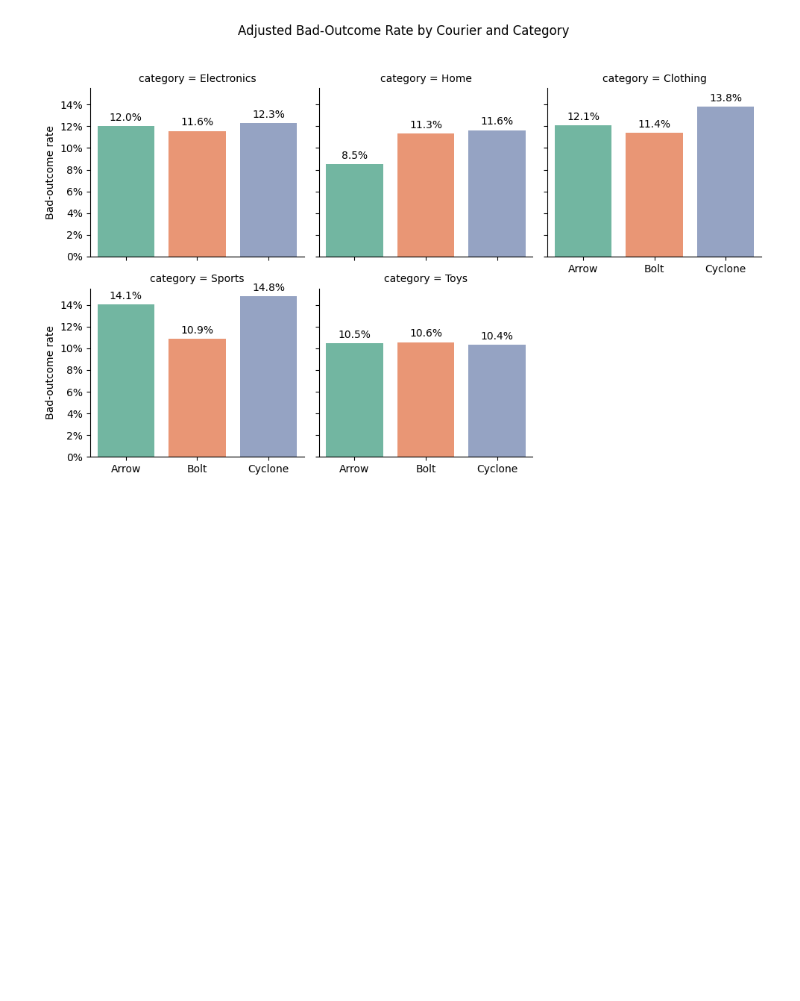
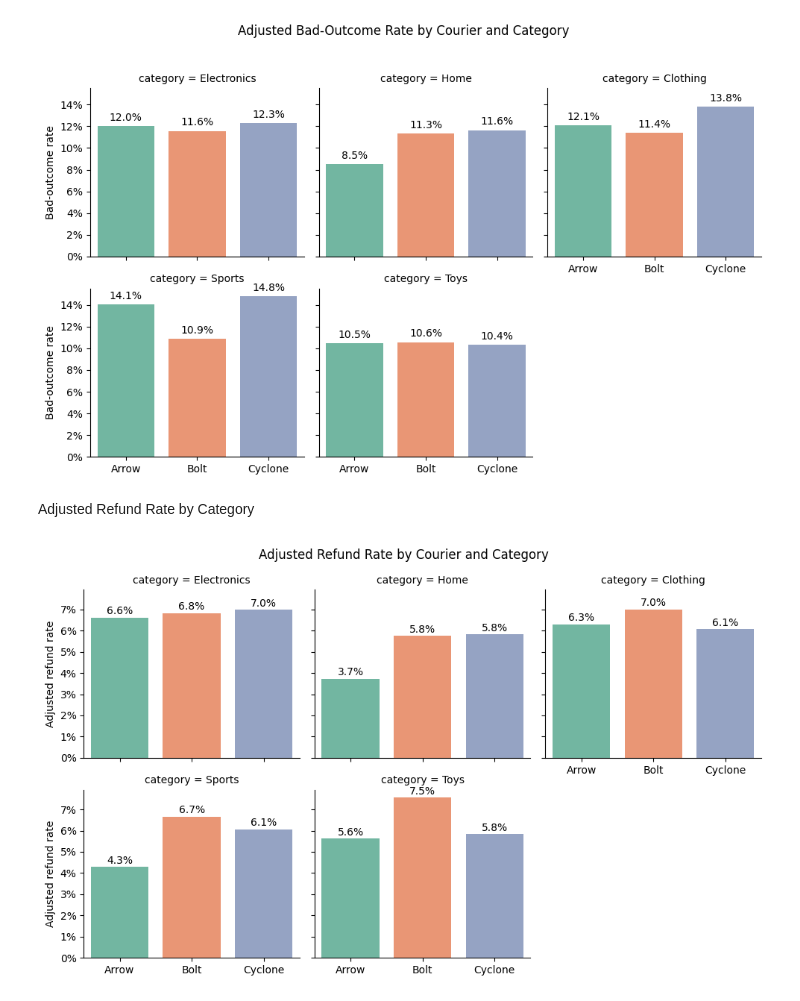
Before and after one commit to maxcyn/e-commerce-data-analytics, a Jupyter notebook: analysis.ipynb, the cells around one changed output. Saved outputs shown, nothing was run; the diff lists cells and outputs as text; code cells hidden in the pictures; blank space fills up the shorter version.

```diff
--- a/analysis.ipynb
+++ b/analysis.ipynb
@@ -820,3 +989,48 @@ plt.tight_layout()
 plt.show()
 # %% [output]
 [figure]
+# %% [markdown]
+Adjusted Refund Rate by Category
+# %%
+g = sns.FacetGrid(
+    courier_category_display,
+    col="category",
+    col_wrap=3,
+    sharey=True,
+    height=3.0,
+    aspect=1.1
+)
+
+g.map_dataframe(
+    sns.barplot,
+    x="courier",
+    y="adjusted_refund_rate_parcel",
+    hue="courier",
+    palette="Set2",
+    dodge=False
+)
+
+for ax in g.axes.flat:
+    if ax.get_legend() is not None:
+        ax.get_legend().remove()
+    ax.set_xlabel("")
+    ax.set_ylabel("Adjusted refund rate")
+    ax.yaxis.set_major_formatter(
+        plt.FuncFormatter(lambda y, _: f"{y:.0%}")
+    )
+    for p in ax.patches:
+        height = p.get_height()
+        ax.annotate(
+            f"{height:.1%}",
+            (p.get_x() + p.get_width() / 2, height),
+            ha="center",
+            va="bottom",
+            xytext=(0, 1),
+            textcoords="offset points"
+        )
+
+g.figure.suptitle("Adjusted Refund Rate by Courier and Category")
+plt.tight_layout()
+plt.show()
+# %% [output]
+[figure, added]
```
Also changed, not shown: parts of 12 cells of this notebook.
